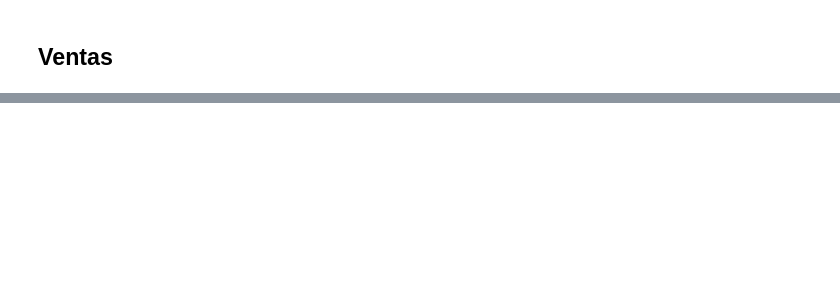
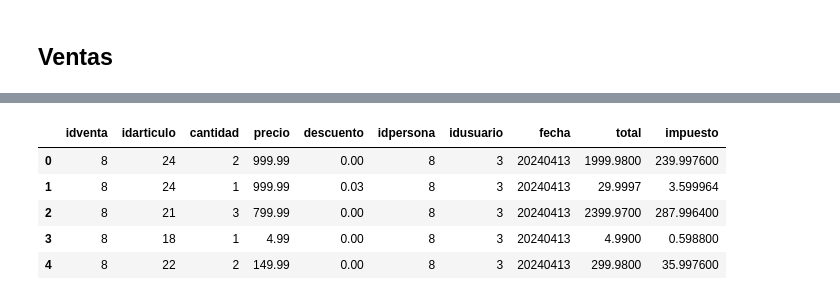
Before and after one commit to 1Dore/EComerce-ETL-AWS, a Jupyter notebook: python notebooks/Insertas_Hechos.ipynb, the cells around one changed output, grey strips where cells are left out. Saved outputs shown, nothing was run; the diff lists cells and outputs as text; code cells hidden in the pictures; blank space fills up the shorter version.

```diff
--- a/python notebooks/Insertas_Hechos.ipynb
+++ b/python notebooks/Insertas_Hechos.ipynb
@@ -171,0 +387,17 @@ df_tiempo.tail()
+# %%
+# Convertir la columna "fecha" al tipo datetime si no está en ese formato
+df_venta_detallev['fecha'] = pd.to_datetime(df_venta_detallev['fecha'])
+
+# Eliminar la información de tiempo
+df_venta_detallev['fecha'] = df_venta_detallev['fecha'].dt.date
+
+# Convertir la columna "fecha" a entero en el formato "YYYYMMDD"
+df_venta_detallev['fecha'] = df_venta_detallev['fecha'].astype(str).str.replace('-', '').astype(int)
+df_venta_detallev.head()
+# %% [output]
+|  | idventa | idarticulo | cantidad | precio | descuento | idpersona | idusuario | fecha | total | impuesto |
+| 0 | 8 | 24 | 2 | 999.99 | 0.00 | 8 | 3 | 20240413 | 1999.9800 | 239.997600 |
+| 1 | 8 | 24 | 1 | 999.99 | 0.03 | 8 | 3 | 20240413 | 29.9997 | 3.599964 |
+| 2 | 8 | 21 | 3 | 799.99 | 0.00 | 8 | 3 | 20240413 | 2399.9700 | 287.996400 |
+| 3 | 8 | 18 | 1 | 4.99 | 0.00 | 8 | 3 | 20240413 | 4.9900 | 0.598800 |
+| 4 | 8 | 22 | 2 | 149.99 | 0.00 | 8 | 3 | 20240413 | 299.9800 | 35.997600 |
```
Also changed, not shown: parts of 21 cells of this notebook, 2 other files.
